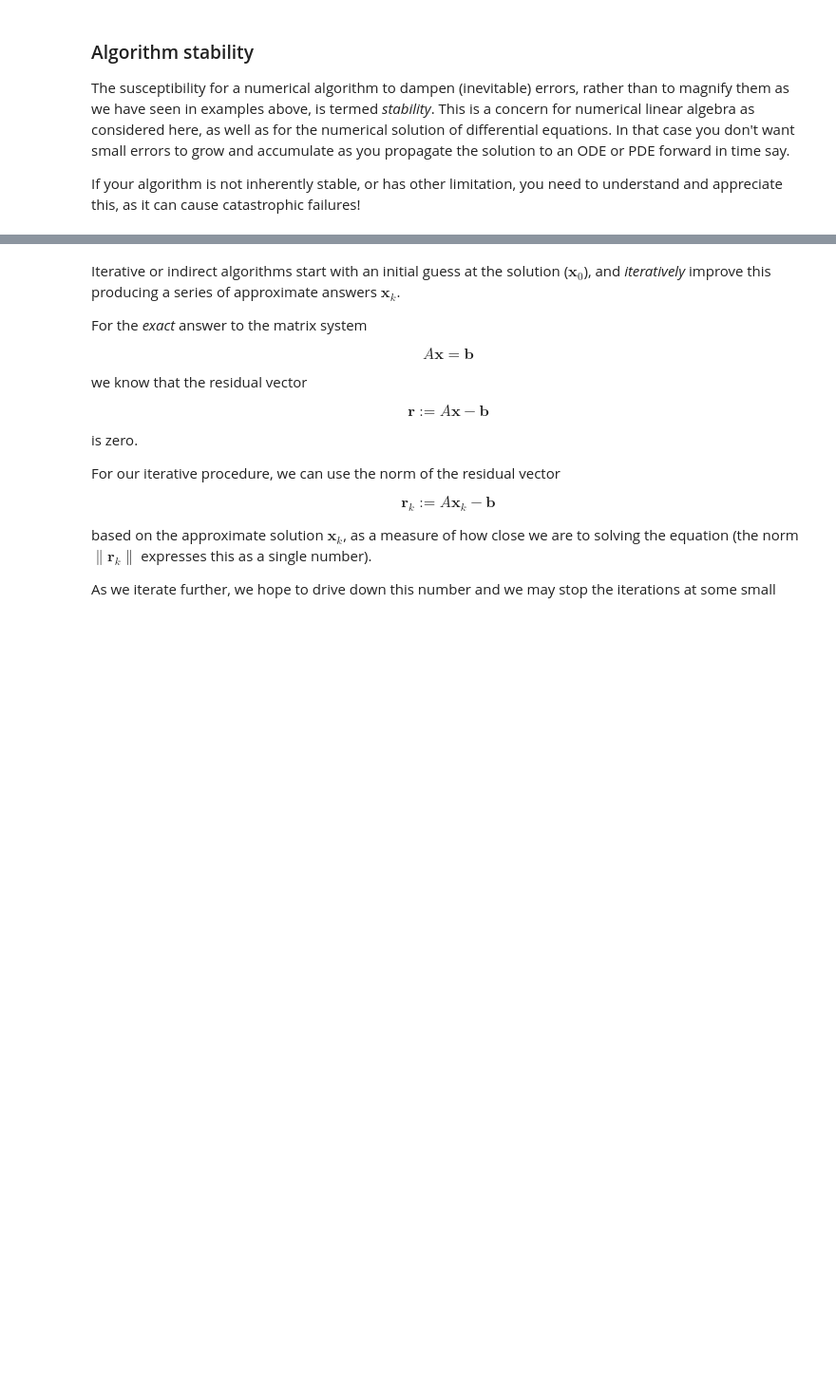
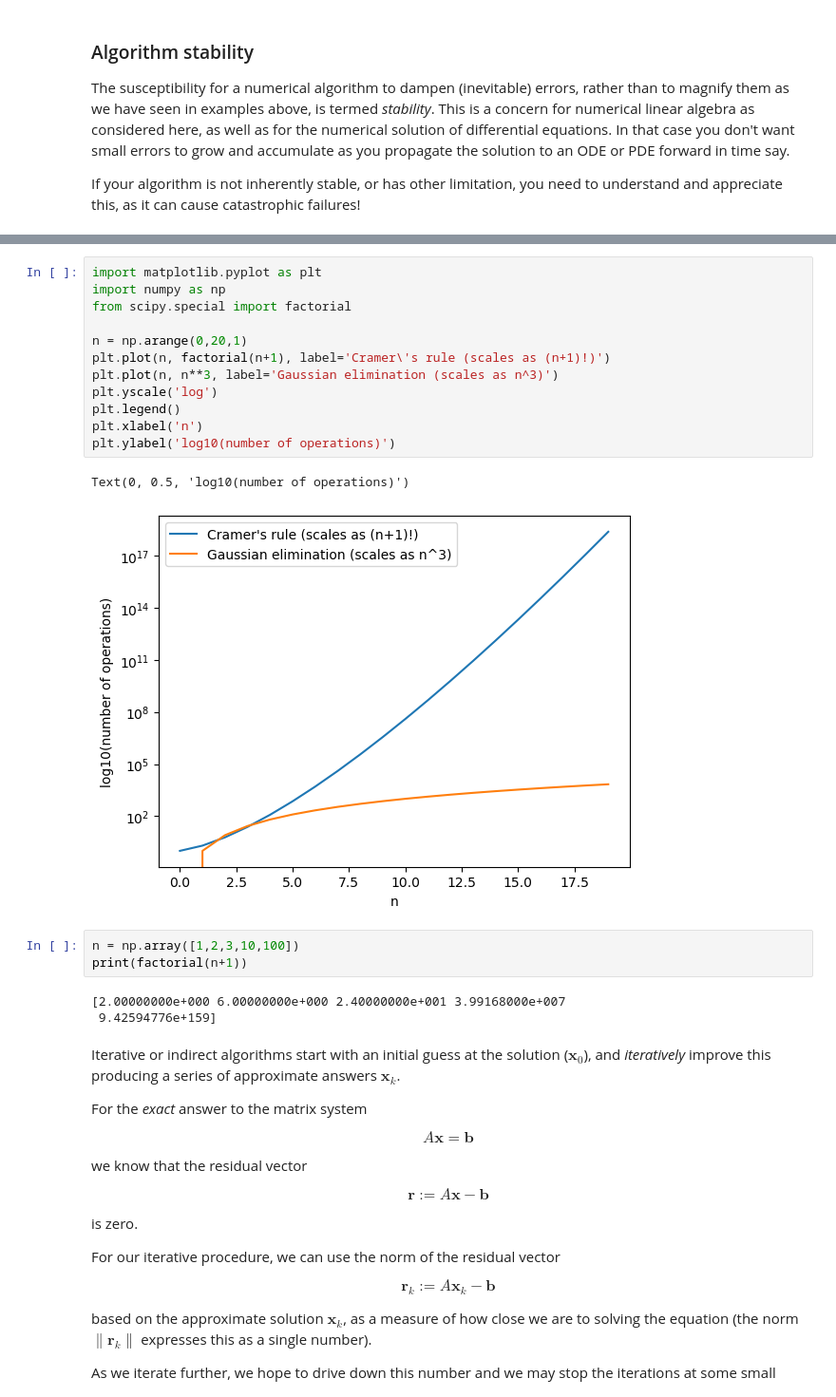
Before and after one commit to matt-piggott/Numerical-methods-undergraduate, a Jupyter notebook: notebook/Numerical-methods-NLA3.ipynb, the cells around one changed output, grey strips where cells are left out. Shown at 95% size. Cells and saved outputs as stored; diff of their text form; blank space fills up the shorter version.

```diff
--- a/notebook/Numerical-methods-NLA3.ipynb
+++ b/notebook/Numerical-methods-NLA3.ipynb
@@ -260,3 +88,24 @@ However, as pointed out previously, $n$ could be billions for hard-core applicat
+# %%
+import matplotlib.pyplot as plt
+import numpy as np
+from scipy.special import factorial
+
+n = np.arange(0,20,1)
+plt.plot(n, factorial(n+1), label='Cramer\'s rule (scales as (n+1)!)')
+plt.plot(n, n**3, label='Gaussian elimination (scales as n^3)')
+plt.yscale('log')
+plt.legend()
+plt.xlabel('n')
+plt.ylabel('log10(number of operations)')
+# %% [output]
+Text(0, 0.5, 'log10(number of operations)')
+[figure, added]
+# %%
+n = np.array([1,2,3,10,100])
+print(factorial(n+1))
+# %% [output]
+[2.00000000e+000 6.00000000e+000 2.40000000e+001 3.99168000e+007
+ 9.42594776e+159]
 # %% [markdown]
 
 Iterative or indirect algorithms start with an initial guess at the solution ($\boldsymbol{x}_0$), and *iteratively* improve this producing a series of approximate answers $\boldsymbol{x}_k$.
```
Also changed, not shown: parts of 21 cells of this notebook.
